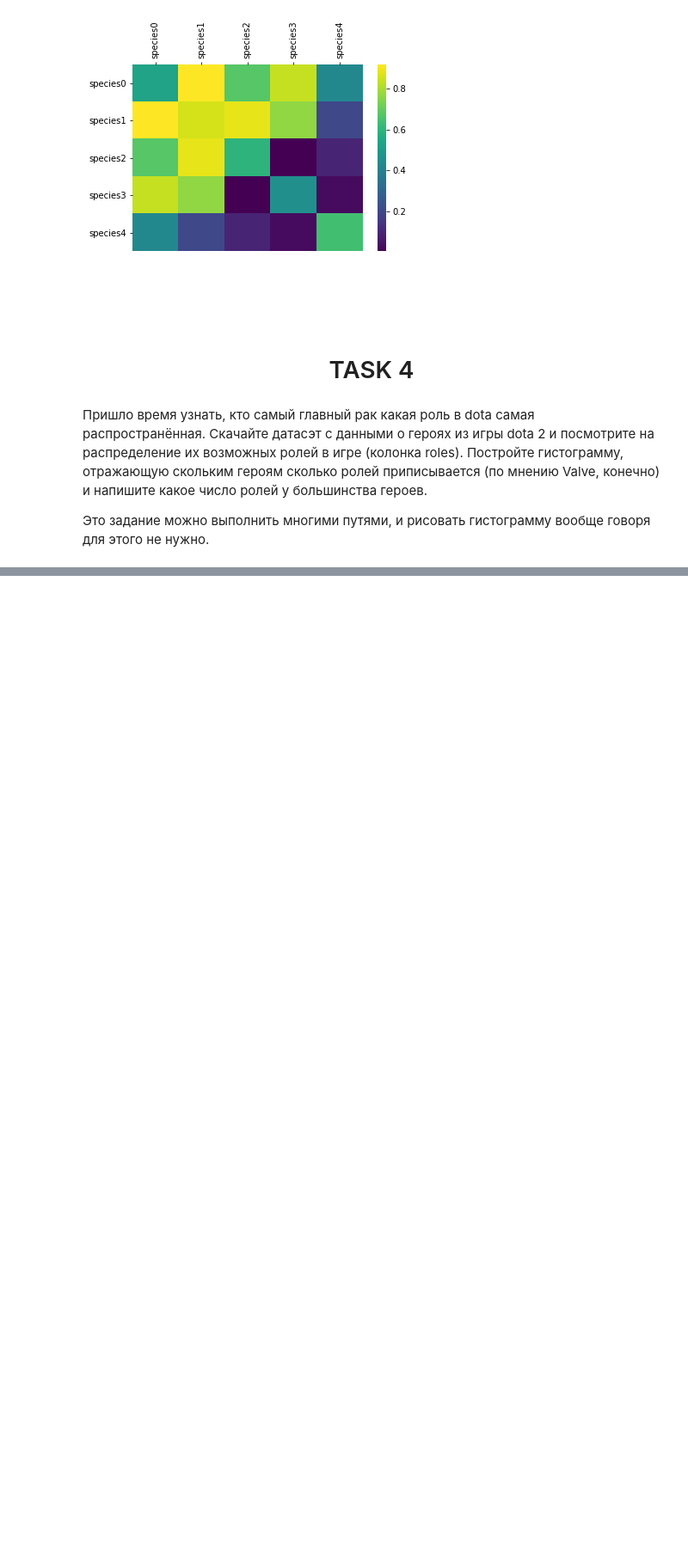
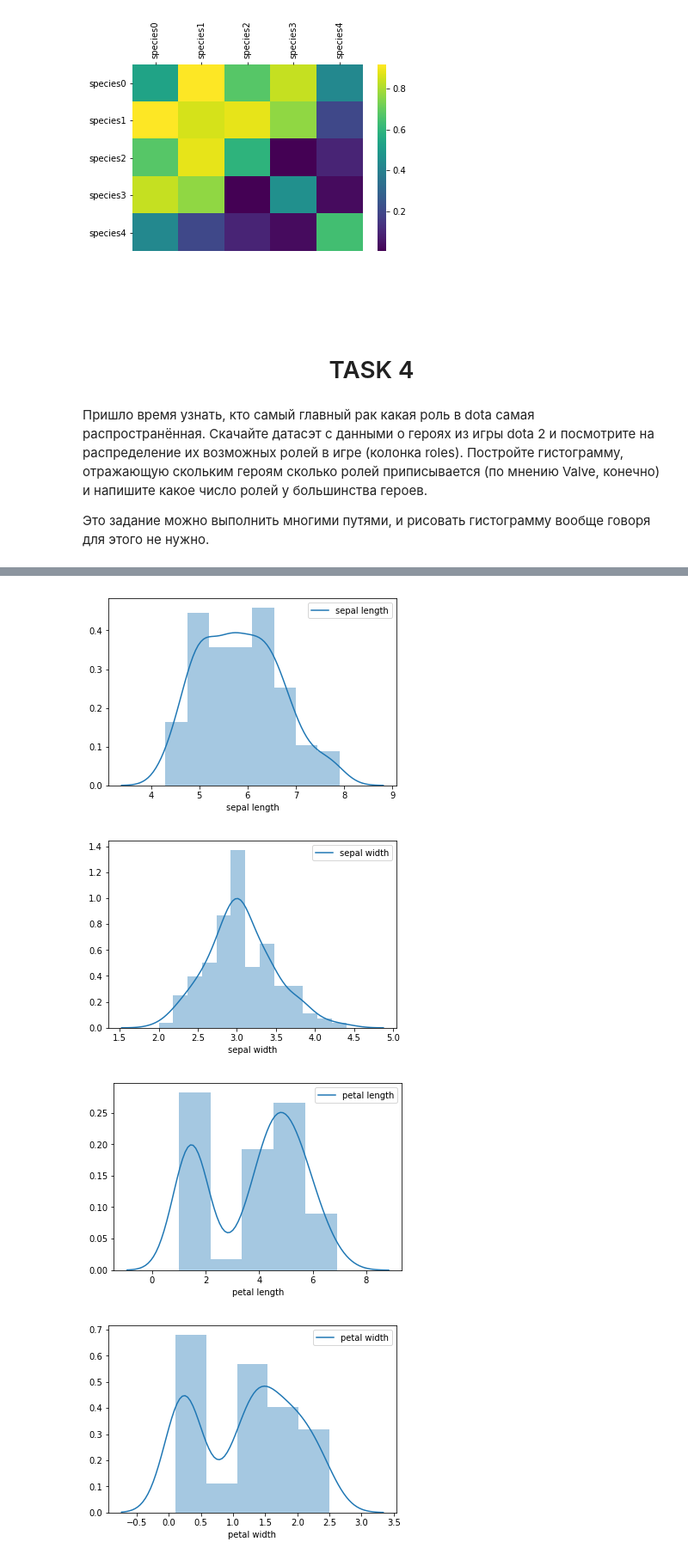
Before and after one commit to adrianoff/data_science_stepic, a Jupyter notebook: notebooks/1.7_visualization.ipynb, the cells around one changed output, grey strips where cells are left out. Shown at 86% size. Drawn from its saved outputs; the diff is of its cells as text; code cells hidden in the pictures; blank space fills up the shorter version.

```diff
--- a/notebooks/1.7_visualization.ipynb
+++ b/notebooks/1.7_visualization.ipynb
@@ -149,0 +173,3 @@ df.head()
+# %%
+df = pd.read_csv('https://stepik.org/media/attachments/course/4852/iris.csv', index_col=0)
+df.head()
@@ -149,0 +183,9 @@ df.head()
+# %%
+for column in df:
+    sb.distplot(df[column], kde_kws={ "label":column})
+    plt.show()
+# %% [output]
+[figure, added]
+[figure, added]
+[figure, added]
+[figure, added]
```
Also changed, not shown: parts of 14 cells of this notebook.
